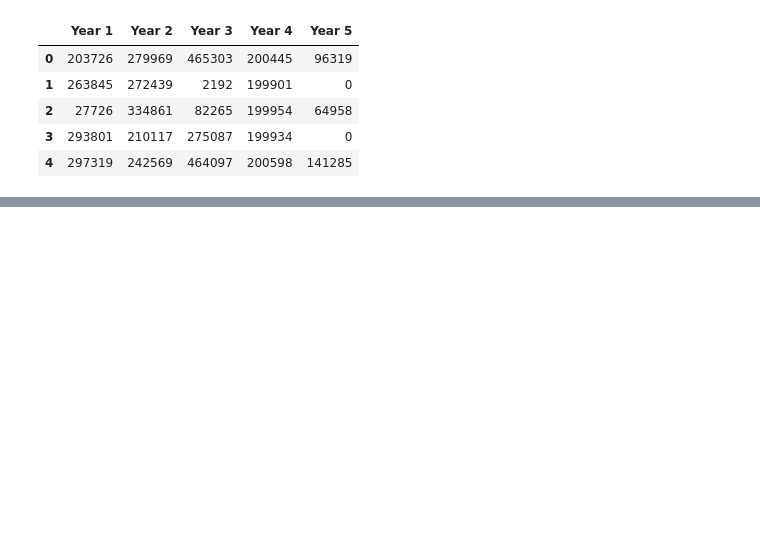
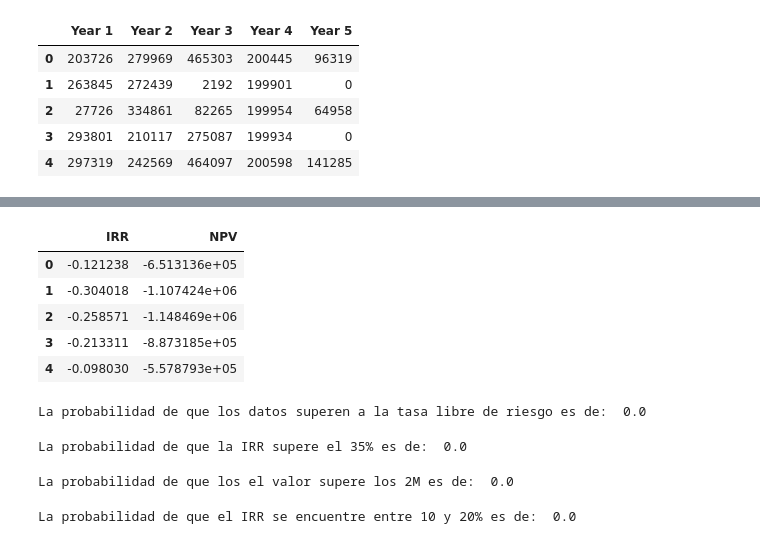
Before and after one commit to RodoSlay/Finanzas_Cuantitativas, a Jupyter notebook: Tarea1/Tarea 1.ipynb, the cells around one changed output, grey strips where cells are left out. Drawn from its saved outputs; the diff is of its cells as text; code cells hidden in the pictures; blank space fills up the shorter version.

```diff
--- a/Tarea1/Tarea 1.ipynb
+++ b/Tarea1/Tarea 1.ipynb
@@ -83,0 +83,25 @@ print('La probabilidad de que el IRR se encuentre entre 10 y 20% es de: ', (np.s
+# %%
+Respuestas.head()
+# %% [output]
+|  | IRR | NPV |
+| 0 | -0.121238 | -6.513136e+05 |
+| 1 | -0.304018 | -1.107424e+06 |
+| 2 | -0.258571 | -1.148469e+06 |
+| 3 | -0.213311 | -8.873185e+05 |
+| 4 | -0.098030 | -5.578793e+05 |
+# %%
+print('La probabilidad de que los datos superen a la tasa libre de riesgo es de: ', (np.sum(Respuestas['IRR'] > r)) / len(Respuestas))
+# %% [output]
+La probabilidad de que los datos superen a la tasa libre de riesgo es de:  0.0
+# %%
+print('La probabilidad de que la IRR supere el 35% es de: ', (np.sum(Respuestas['IRR'] > .35)) / len(Respuestas))
+# %% [output]
+La probabilidad de que la IRR supere el 35% es de:  0.0
+# %%
+print('La probabilidad de que los el valor supere los 2M es de: ', (np.sum(Respuestas['NPV'] > 2000000)) / len(Respuestas))
+# %% [output]
+La probabilidad de que los el valor supere los 2M es de:  0.0
+# %%
+print('La probabilidad de que el IRR se encuentre entre 10 y 20% es de: ', (np.sum((Respuestas['IRR'] > .10) & (Respuestas['IRR'] < .20)) / len(Respuestas)))
+# %% [output]
+La probabilidad de que el IRR se encuentre entre 10 y 20% es de:  0.0
```
Also changed, not shown: parts of 17 cells of this notebook, 2 other files.
